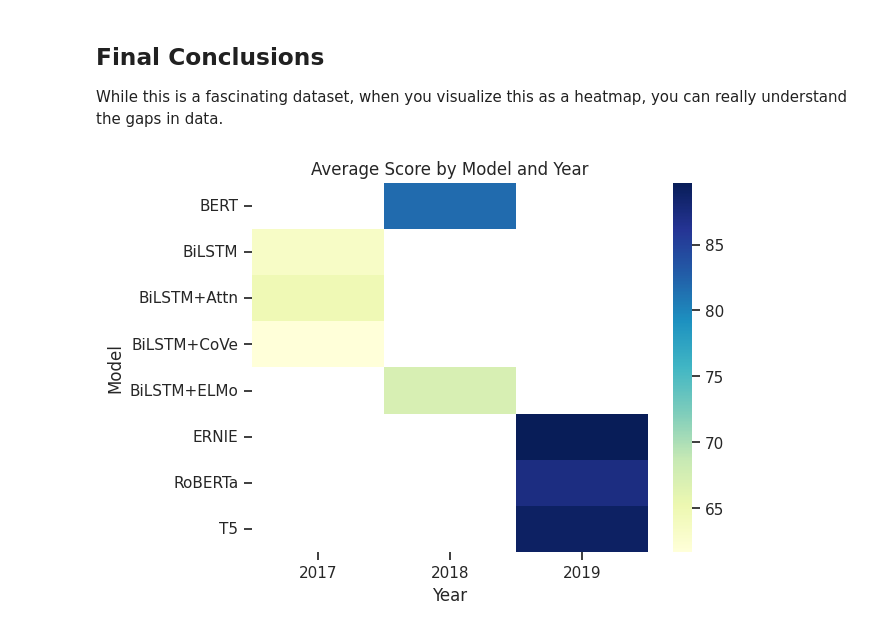
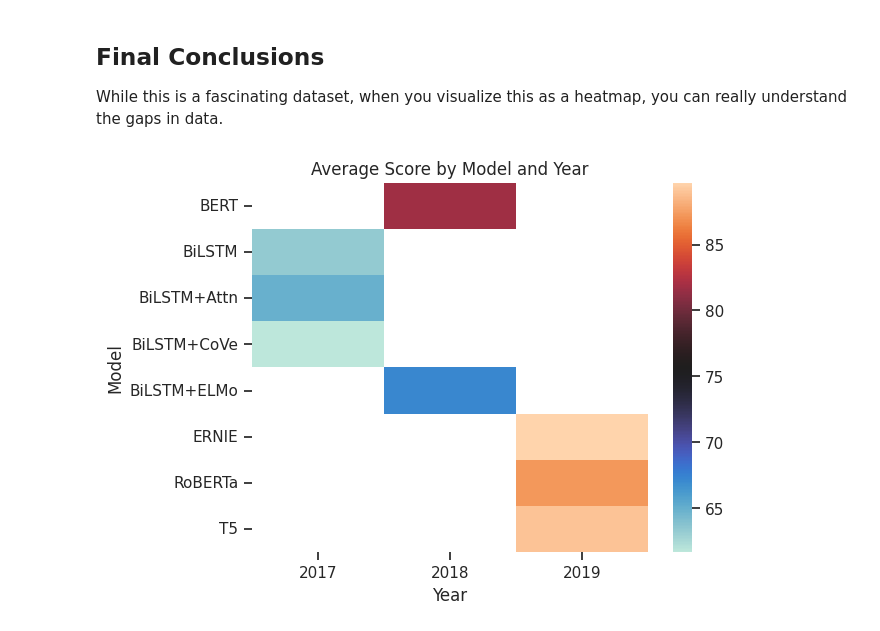
Before and after one commit to elleem/data-visualization, a Jupyter notebook: notebookc0bfec0386.ipynb, the cells around one changed output. Drawn from its saved outputs; the diff is of its cells as text; code cells hidden in the pictures.

```diff
--- a/notebookc0bfec0386.ipynb
+++ b/notebookc0bfec0386.ipynb
@@ -194,14 +199,11 @@ While this is a fascinating dataset, when you visualize this as a heatmap, you c
 # %%
 # Create a pivot table with the mean of the score for each model and year combination
 pivot_table = glue.pivot_table(values='Score', index='Model', columns='Year', aggfunc='mean')
 
-# Create the heatmap
-sns.heatmap(pivot_table, cmap='YlGnBu')
+sns.heatmap(pivot_table, cmap='icefire')
 
-# Add a title
 plt.title('Average Score by Model and Year')
 
-# Show the plot
 plt.show()
 # %% [output]
-[figure, old version]
+[figure, new version]
```
Also changed, not shown: parts of 4 cells of this notebook.
